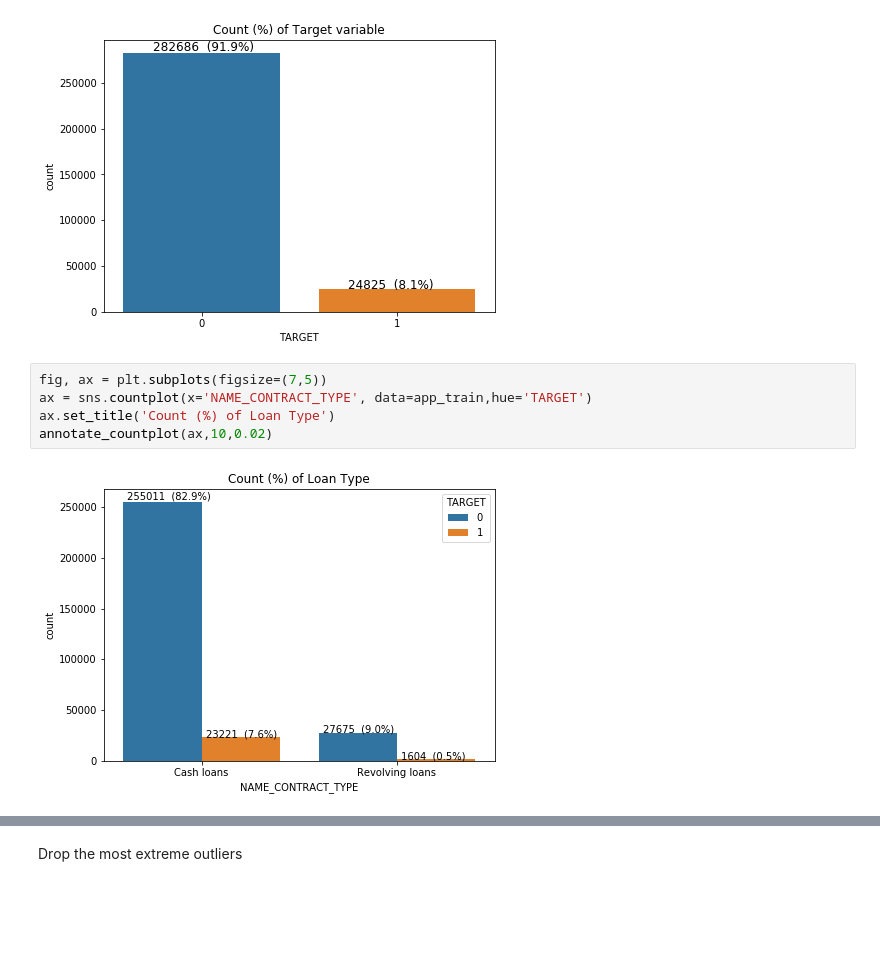
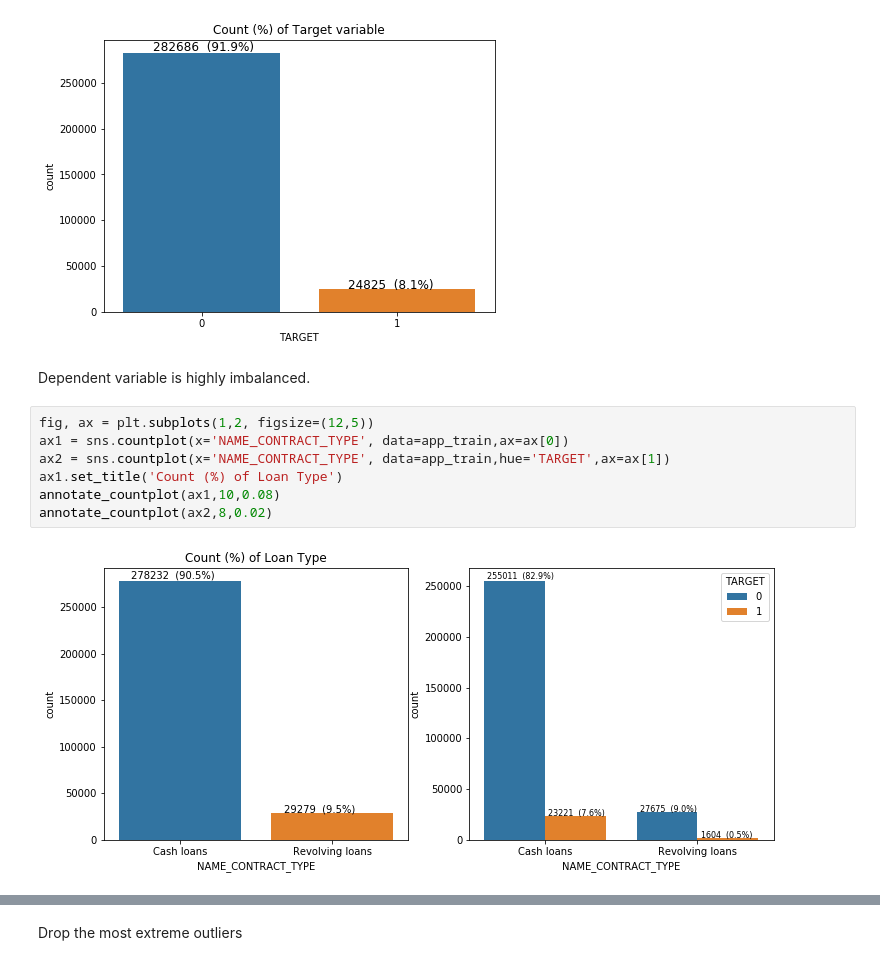
Before and after one commit to jan-podlipny/Default-Risk, a Jupyter notebook: notebooks/application-train-EDA.ipynb, the cells around one changed output, grey strips where cells are left out. Saved outputs shown, nothing was run; the diff lists cells and outputs as text; blank space fills up the shorter version.

Commit message:
app_train EDA 0.2

```diff
--- a/notebooks/application-train-EDA.ipynb
+++ b/notebooks/application-train-EDA.ipynb
@@ -232,10 +260,14 @@ annotate_countplot(ax,12,0.15)
 plt.show()
 # %% [output]
 [figure]
+# %% [markdown]
+Dependent variable is highly imbalanced.
 # %%
-fig, ax = plt.subplots(figsize=(7,5))
-ax = sns.countplot(x='NAME_CONTRACT_TYPE', data=app_train,hue='TARGET')
-ax.set_title('Count (%) of Loan Type')
-annotate_countplot(ax,10,0.02)
+fig, ax = plt.subplots(1,2, figsize=(12,5))
+ax1 = sns.countplot(x='NAME_CONTRACT_TYPE', data=app_train,ax=ax[0])
+ax2 = sns.countplot(x='NAME_CONTRACT_TYPE', data=app_train,hue='TARGET',ax=ax[1])
+ax1.set_title('Count (%) of Loan Type')
+annotate_countplot(ax1,10,0.08)
+annotate_countplot(ax2,8,0.02)
 # %% [output]
-[figure, old version]
+[figure, new version]
```
Also changed, not shown: parts of 55 cells of this notebook.
